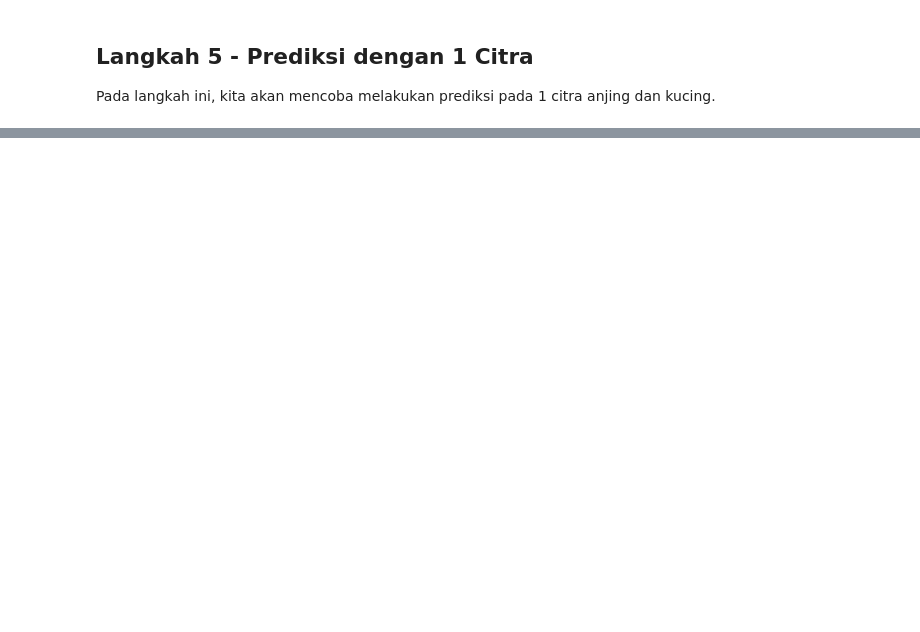
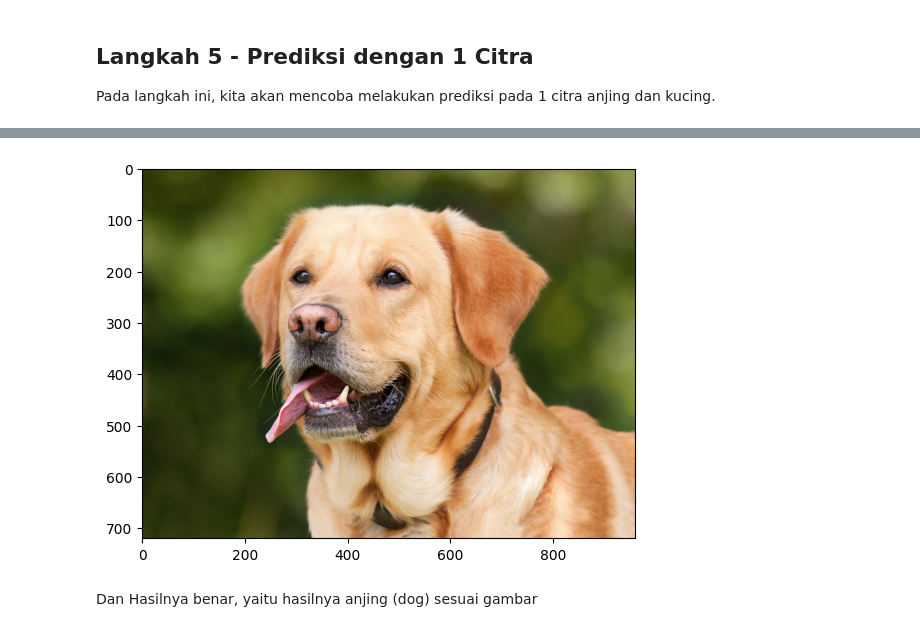
Before and after one commit to izamulfikri/machine-learning, a Jupyter notebook: week11.ipynb, the cells around one changed output, grey strips where cells are left out. Drawn from its saved outputs; the diff is of its cells as text; code cells hidden in the pictures; blank space fills up the shorter version.

```diff
--- a/week11.ipynb
+++ b/week11.ipynb
@@ -100,6 +116,9 @@ Pada langkah ini, kita akan mencoba melakukan prediksi pada 1 citra anjing dan k
 # %%
 import numpy as np
 from keras.preprocessing import image
+import matplotlib.pyplot as plt  # Import modul matplotlib
+
+
 test_image = image.load_img('/content/drive/MyDrive/machine-learning/dataset/single_prediction/cat_or_dog_1.jpg', target_size = (64, 64))
 test_image = image.img_to_array(test_image)
 test_image = np.expand_dims(test_image, axis = 0)
@@ -109,3 +128,11 @@ if result[0][0] == 1:
   prediction = 'dog'
 else:
   prediction = 'cat'
+
+print("Hasil prediksi: " + prediction)
+
+# Load and display the image
+img = image.load_img('/content/drive/MyDrive/machine-learning/dataset/single_prediction/cat_or_dog_1.jpg')
+plt.imshow(img)
+plt.show()
+# %% [output]
@@ -111,0 +141,3 @@ else:
+[figure, added]
+# %% [markdown]
+Dan Hasilnya benar, yaitu hasilnya anjing (dog) sesuai gambar
```
Also changed, not shown: parts of 2 cells of this notebook.
